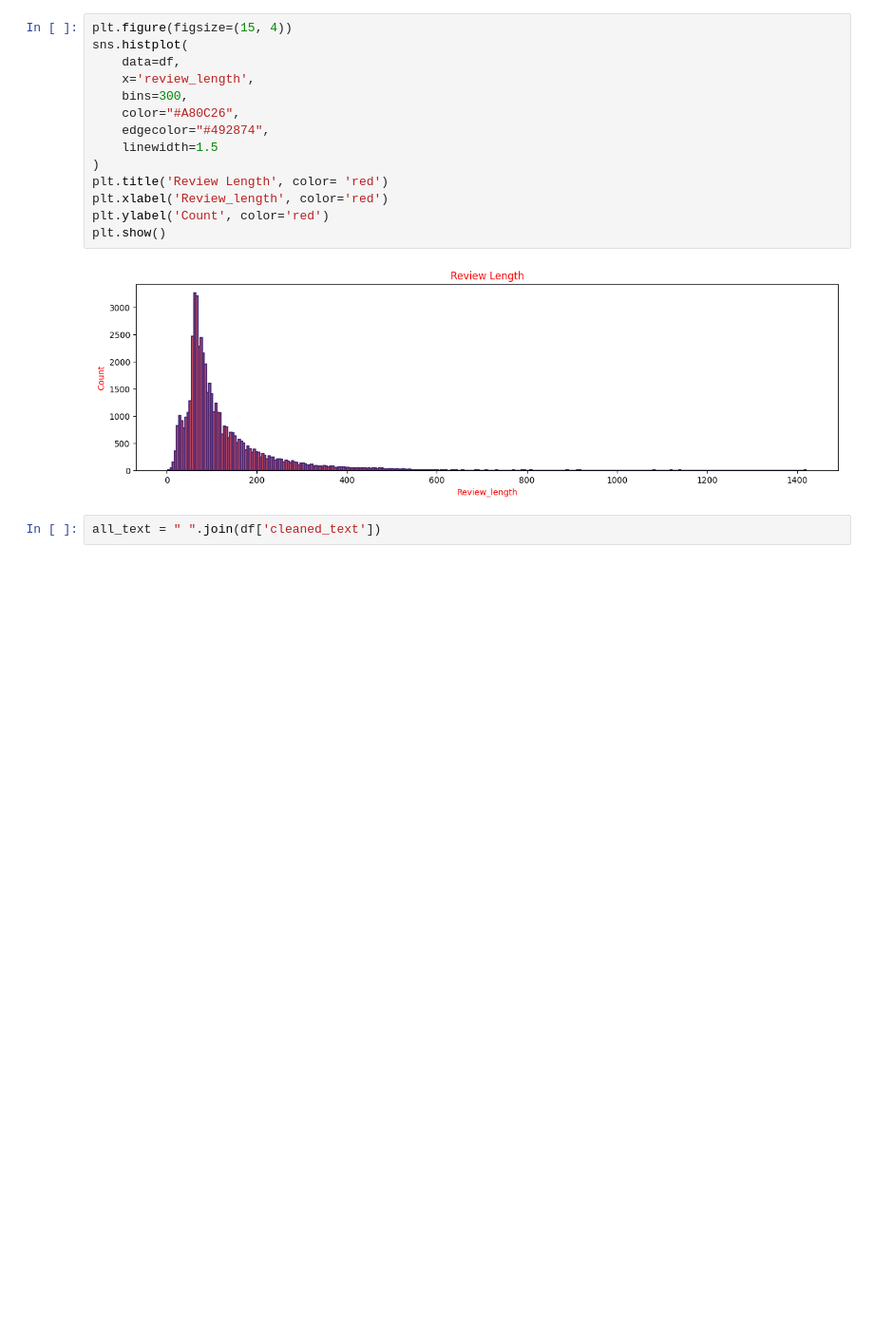
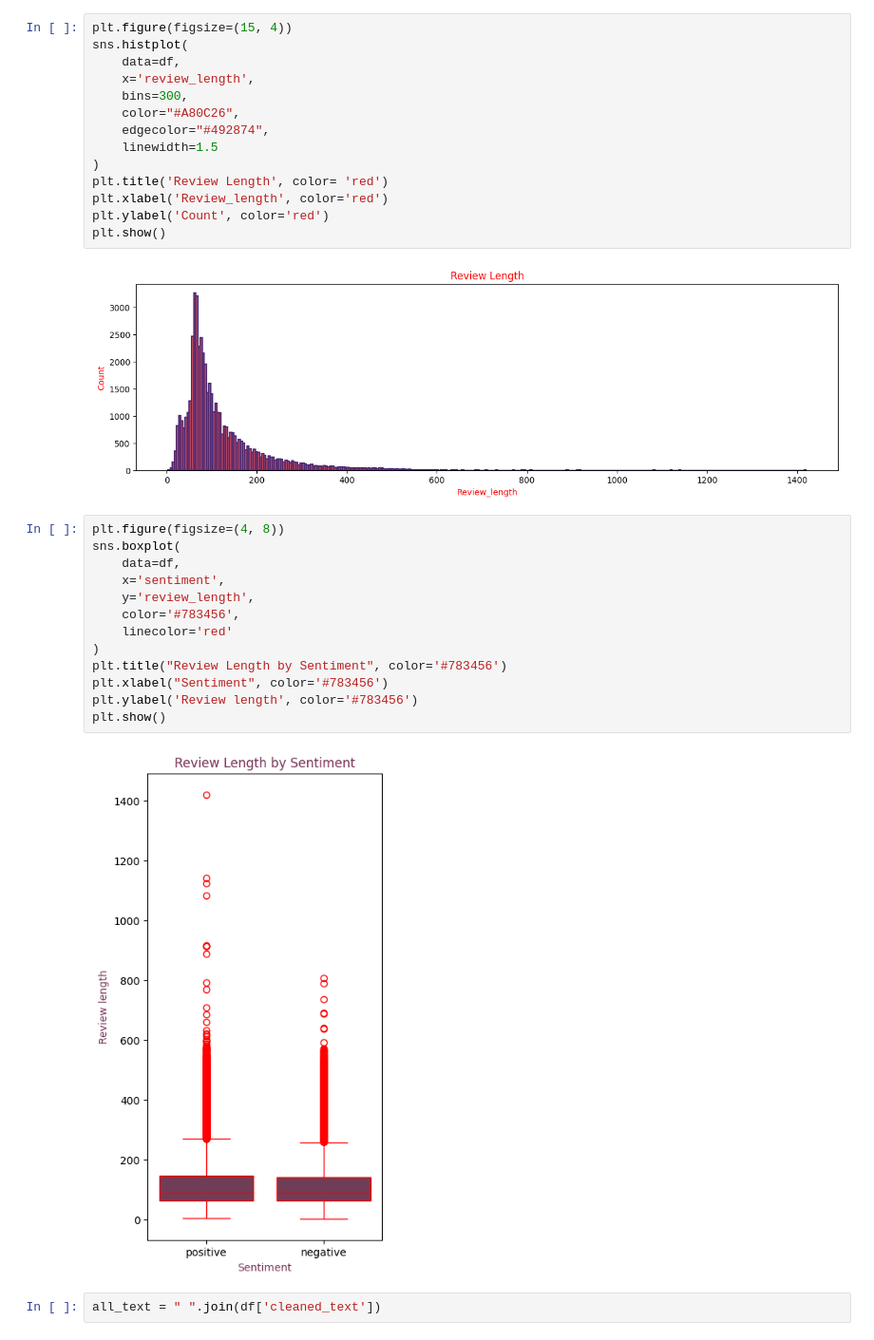
Before and after one commit to Md-Maruf-1727/movie-review-sentiment-analysis, a Jupyter notebook: Notebook/03_eda-visualization.ipynb, the cells around one changed output. Shown at 95% size. Saved outputs shown, nothing was run; the diff lists cells and outputs as text; blank space fills up the shorter version.

```diff
--- a/Notebook/03_eda-visualization.ipynb
+++ b/Notebook/03_eda-visualization.ipynb
@@ -78,6 +78,21 @@ plt.ylabel('Count', color='red')
 plt.show()
 # %% [output]
 [figure]
+# %%
+plt.figure(figsize=(4, 8))
+sns.boxplot(
+    data=df,
+    x='sentiment',
+    y='review_length',
+    color='#783456',
+    linecolor='red'
+)
+plt.title("Review Length by Sentiment", color='#783456')
+plt.xlabel("Sentiment", color='#783456')
+plt.ylabel('Review length', color='#783456')
+plt.show()
+# %% [output]
+[figure, added]
 # %%
 all_text = " ".join(df['cleaned_text'])
 # %%
```
